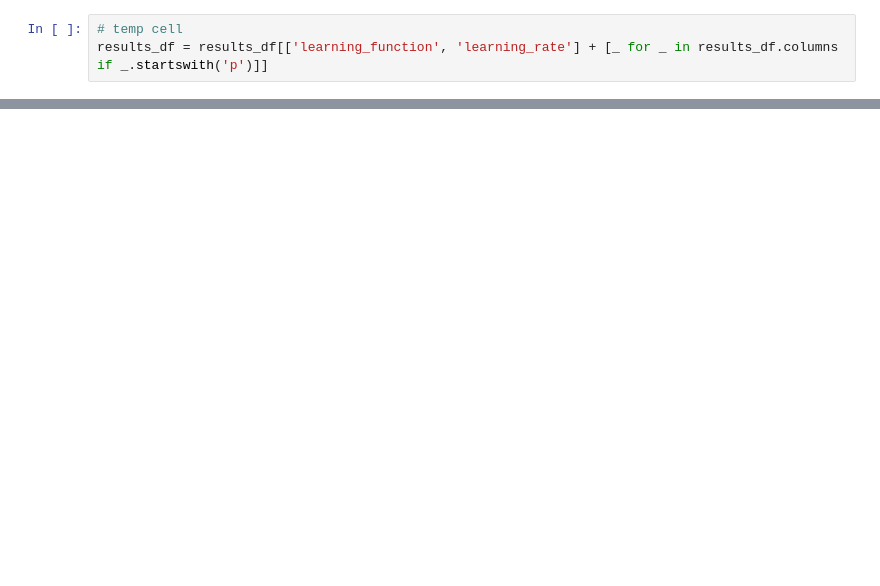
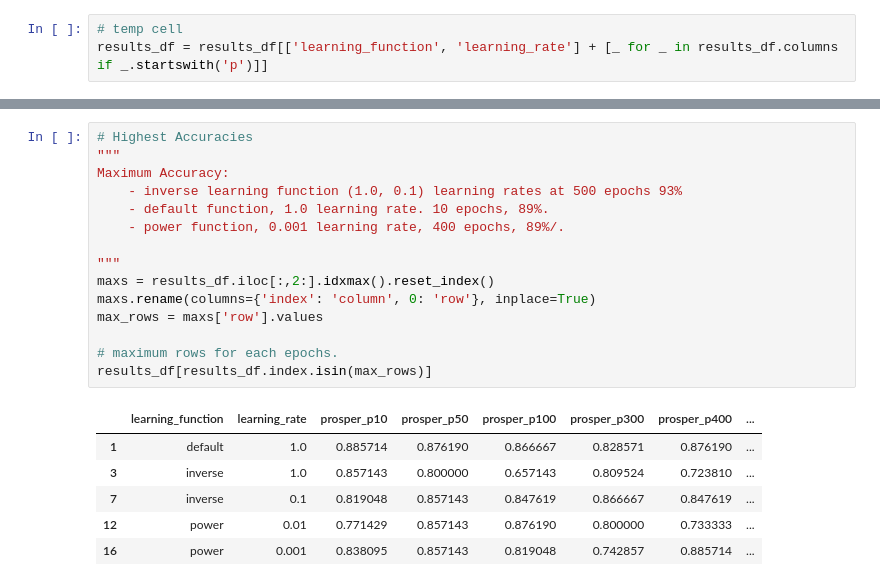
Before and after one commit to richardjonker2000/TMBD-Project-3, a Jupyter notebook: SOM1A.ipynb, the cells around one changed output, grey strips where cells are left out. Cells and saved outputs as stored; diff of their text form; blank space fills up the shorter version.

```diff
--- a/SOM1A.ipynb
+++ b/SOM1A.ipynb
@@ -489 +480,23 @@ results_df.describe()
+# %%
+# Highest Accuracies
+"""
+Maximum Accuracy:
+	- inverse learning function (1.0, 0.1) learning rates at 500 epochs 93%
+	- default function, 1.0 learning rate. 10 epochs, 89%.
+	- power function, 0.001 learning rate, 400 epochs, 89%/.
+
+"""
+maxs = results_df.iloc[:,2:].idxmax().reset_index()
+maxs.rename(columns={'index': 'column', 0: 'row'}, inplace=True)
+max_rows = maxs['row'].values
+
+# maximum rows for each epochs.
+results_df[results_df.index.isin(max_rows)]
+# %% [output]
+|  | learning_function | learning_rate | prosper_p10 | prosper_p50 | prosper_p100 | prosper_p300 | prosper_p400 | ... |
+| 1 | default | 1.0 | 0.885714 | 0.876190 | 0.866667 | 0.828571 | 0.876190 | ... |
+| 3 | inverse | 1.0 | 0.857143 | 0.800000 | 0.657143 | 0.809524 | 0.723810 | ... |
+| 7 | inverse | 0.1 | 0.819048 | 0.857143 | 0.847619 | 0.866667 | 0.847619 | ... |
+| 12 | power | 0.01 | 0.771429 | 0.857143 | 0.876190 | 0.800000 | 0.733333 | ... |
+| 16 | power | 0.001 | 0.838095 | 0.857143 | 0.819048 | 0.742857 | 0.885714 | ... |
 # %%
```
Also changed, not shown: parts of 15 cells of this notebook, 5 other files.
